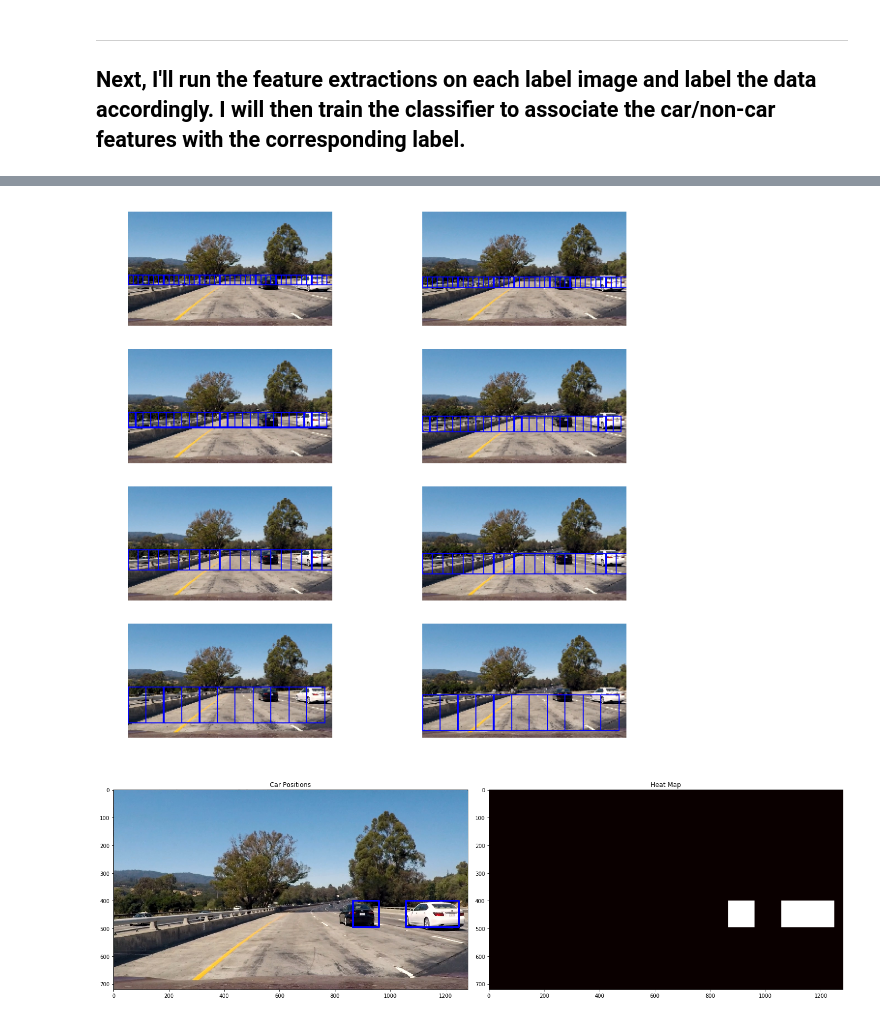
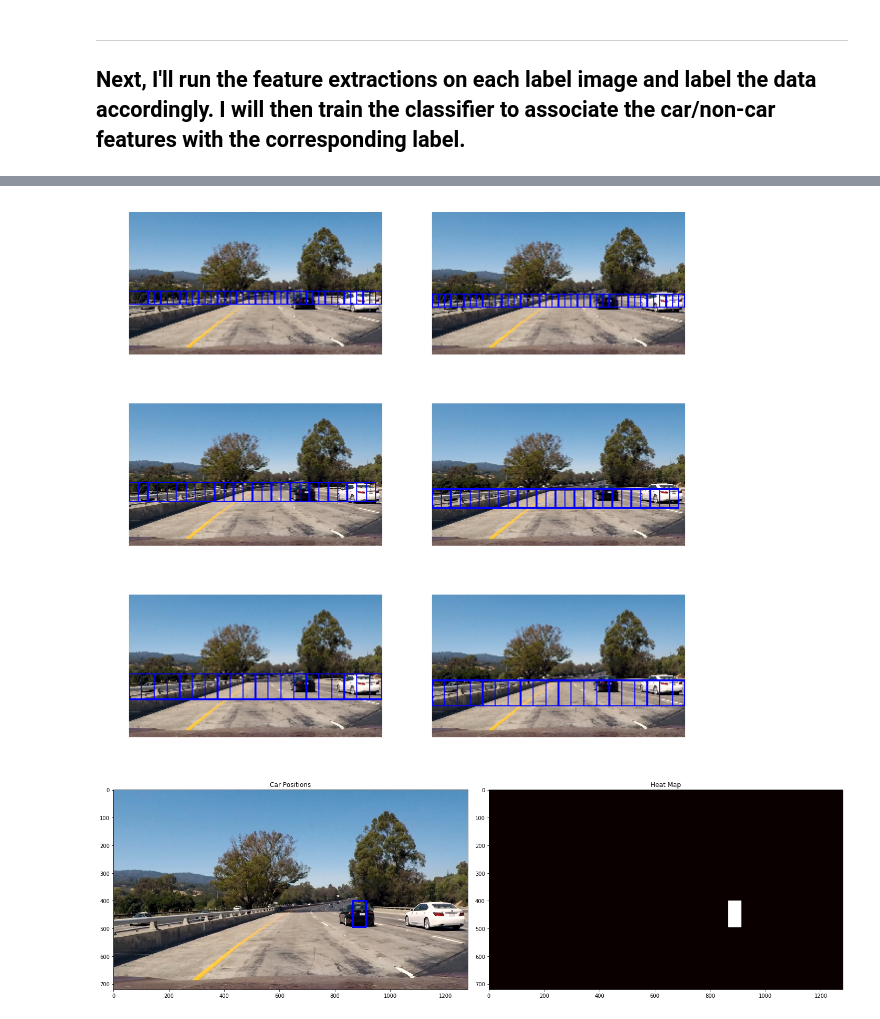
Before and after one commit to albertzheng07/Vehicle_Detection, a Jupyter notebook: project.ipynb, the cells around one changed output, grey strips where cells are left out. Cells and saved outputs as stored; diff of their text form; code cells hidden in the pictures.

```diff
--- a/project.ipynb
+++ b/project.ipynb
@@ -271,21 +271,24 @@ def find_cars(img, ystart, ystop, cspace, scale, svc, X_scaler, orient, pix_per_
         imshape = ctrans_tosearch.shape
         ctrans_tosearch = cv2.resize(ctrans_tosearch, (np.int(imshape[1]/scale), np.int(imshape[0]/scale)))
 
-    ch1 = ctrans_tosearch[:,:,0]
-    ch2 = ctrans_tosearch[:,:,1]
-    ch3 = ctrans_tosearch[:,:,2]
+    if hog_channel == 'ALL':
+        ch1 = ctrans_tosearch[:,:,0]
+        ch2 = ctrans_tosearch[:,:,1]
+        ch3 = ctrans_tosearch[:,:,2]
+    else:
+        ch1 = ctrans_tosearch[:,:,hog_channel]
 
     # Define blocks and steps as above
-    nxblocks = (ch1.shape[1] // pix_per_cell) - cell_per_block + 1
-    nyblocks = (ch1.shape[0] // pix_per_cell) - cell_per_block + 1
+    nxblocks = (ch1.shape[1] // pix_per_cell) +1#- cell_per_block + 1# +1
+    nyblocks = (ch1.shape[0] // pix_per_cell) +1 #- cell_per_block + 1 # +1
     nfeat_per_block = orient*cell_per_block**2
 
     # 64 was the orginal sampling rate, with 8 cells and 8 pix per cell
     window = 64
-    nblocks_per_window = (window // pix_per_cell) - cell_per_block + 1
+    nblocks_per_window = (window // pix_per_cell) -1 #- cell_per_block + 1 # -1 #
     cells_per_step = 2  # Instead of overlap, define how many cells to step
-    nxsteps = (nxblocks - nblocks_per_window) // cells_per_step + 1
-    nysteps = (nyblocks - nblocks_per_window) // cells_per_step + 1
+    nxsteps = (nxblocks - nblocks_per_window) // cells_per_step  #+ 1
+    nysteps = (nyblocks - nblocks_per_window) // cells_per_step #+ 1
 
     # Compute individual channel HOG features for the entire image
     hog1 = get_hog_features(ch1, orient, pix_per_cell, cell_per_block, feature_vec=False)
@@ -308,7 +311,7 @@ def find_cars(img, ystart, ystop, cspace, scale, svc, X_scaler, orient, pix_per_
             ytop = ypos*pix_per_cell
 
             # Extract the image patch
-            subimg = cv2.resize(ctrans_tosearch[ytop:ytop+window, xleft:xleft+window], (64,64))
+            #subimg = cv2.resize(ctrans_tosearch[ytop:ytop+window, xleft:xleft+window], (64,64))
 
             # Get color features
             #spatial_features = bin_spatial(subimg, size=spatial_size)
@@ -334,8 +337,8 @@ ystop = 656
 scale = 1.5
 
 # set parameters
-cspace = 'YUV' # Can be RGB, HSV, LUV, HLS, YUV, YCrCb
-orient = 11
+cspace = 'HSV' # Can be RGB, HSV, LUV, HLS, YUV, YCrCb
+orient = 10
 pix_per_cell = 16
 cell_per_block = 2
 hog_channel = 'ALL' # Can be 0, 1, 2, or "ALL"
@@ -369,23 +376,25 @@ plt.imshow(test_img_rects)
 # %%
 win_size = 64
-ystart = [400,415,400,425, 400, 425, 400, 450]
-ystop = [400+win_size,415+win_size,400+2*win_size,425+int(1.5*win_size),400+2*win_size, 425+2*win_size, 400+int(3.5*win_size), int(450+3.5*win_size)]
-scale = [1.0,1,1.5,1.5,2,2,3.5,3.5]
+# ystart = [400,416,400,432, 400, 432, 400, 450]
+# ystop = [400+win_size,416+win_size,400+int(1.5*win_size),432+int(1.5*win_size),400+2*win_size, 432+2*win_size, 400+int(3.0*win_size), int(450+3.0*win_size)]
+# scale = [1.0,1,1.5,1.5,2,2,3.0,3.0]
+#win_size = 64
+ystart = [400,416,400,432,400,432]
+ystop = [464, 480, 496, 528, 528, 560]
+scale = [1.0,1,1.5,1.5,2,2]
 
-Rect = Rectangles()
-
-fig, axs = plt.subplots(4, 2, figsize=(10,10))
+fig, axs = plt.subplots(3, 2, figsize=(10,10))
 axs = axs.ravel()
 
 for i, (start, stop, sc) in enumerate(zip(ystart,ystop,scale)):
     rectangles = find_cars(img, start, stop, cspace, sc, svc, X_scaler, orient, pix_per_cell, cell_per_block, spatial_size, hist_bins)
     test_img_rects = draw_boxes(img, rectangles)
     axs[i].imshow(test_img_rects)
     axs[i].axis('off')
 
 plt.savefig('Window_Selection.jpg')
 # %% [output]
-[figure, old version]
+[figure, new version]
 # %%
 from scipy.ndimage.measurements import label
 
@@ -397,7 +406,7 @@ def add_heat(heatmap, bbox_list):
     for box in bbox_list:
         # Add += 1 for all pixels inside each bbox
         # Assuming each "box" takes the form ((x1, y1), (x2, y2))
-        heatmap[box[0][1]:box[1][1], box[0][0]:box[1][0]] += 2
+        heatmap[box[0][1]:box[1][1], box[0][0]:box[1][0]] += 1
 
     # Return updated heatmap
     return heatmap# Iterate through list of bboxes
@@ -446,9 +455,9 @@ plt.subplot(122)
 plt.imshow(heatmap, cmap='hot')
 plt.title('Heat Map')
 fig.tight_layout()
-plt.savefig('Heat_Map_ex.jpg')
+#plt.savefig('Heat_Map_ex.jpg')
 # %% [output]
-[figure, old version]
+[figure, new version]
 # %%
 f = open('svc.p', 'rb')   # read in data object
 svc = pickle.load(f)         # load file content as mydict
```
Also changed, not shown: parts of 11 cells of this notebook, 10 other files.
